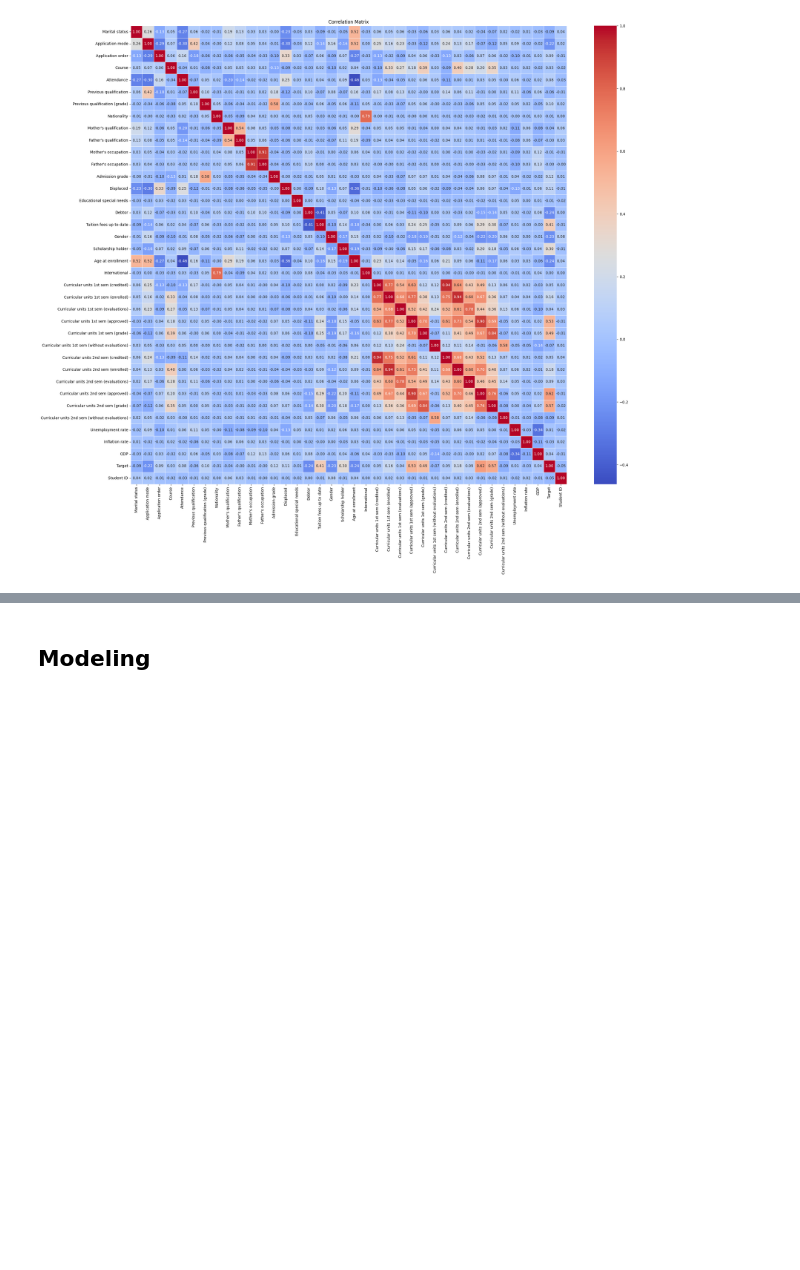
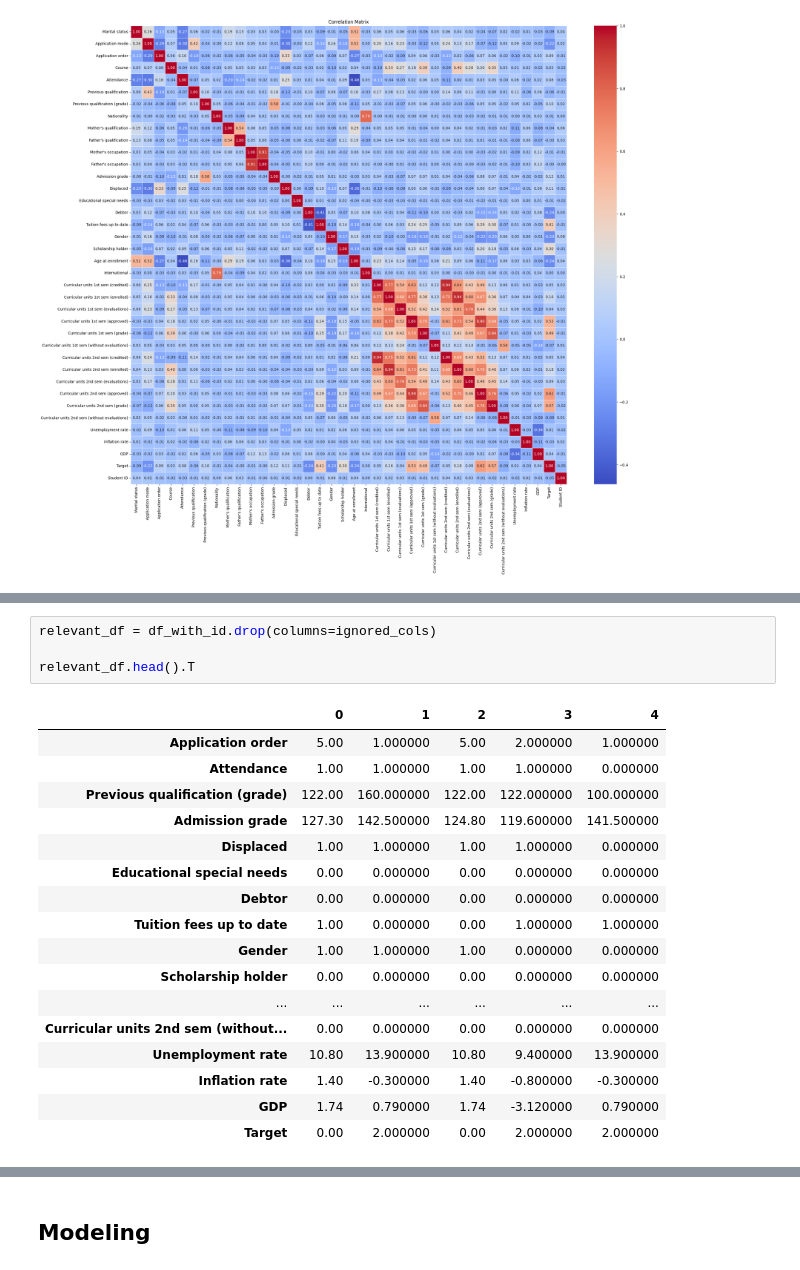
Before and after one commit to Sulbae/Student-s-Performances-Dashboard, a Jupyter notebook: notebook.ipynb, the cells around one changed output, grey strips where cells are left out. Cells and saved outputs as stored; diff of their text form; blank space fills up the shorter version.

```diff
--- a/notebook.ipynb
+++ b/notebook.ipynb
@@ -2077,2 +2094,24 @@ plt.show()
+# %%
+relevant_df = df_with_id.drop(columns=ignored_cols)
+
+relevant_df.head().T
+# %% [output]
+|  | 0 | 1 | 2 | 3 | 4 |
+| Application order | 5.00 | 1.000000 | 5.00 | 2.000000 | 1.000000 |
+| Attendance | 1.00 | 1.000000 | 1.00 | 1.000000 | 0.000000 |
+| Previous qualification (grade) | 122.00 | 160.000000 | 122.00 | 122.000000 | 100.000000 |
+| Admission grade | 127.30 | 142.500000 | 124.80 | 119.600000 | 141.500000 |
+| Displaced | 1.00 | 1.000000 | 1.00 | 1.000000 | 0.000000 |
+| Educational special needs | 0.00 | 0.000000 | 0.00 | 0.000000 | 0.000000 |
+| Debtor | 0.00 | 0.000000 | 0.00 | 0.000000 | 0.000000 |
+| Tuition fees up to date | 1.00 | 0.000000 | 0.00 | 1.000000 | 1.000000 |
+| Gender | 1.00 | 1.000000 | 1.00 | 0.000000 | 0.000000 |
+| Scholarship holder | 0.00 | 0.000000 | 0.00 | 0.000000 | 0.000000 |
+| ... | ... | ... | ... | ... | ... |
+| Curricular units 2nd sem (without... | 0.00 | 0.000000 | 0.00 | 0.000000 | 0.000000 |
+| Unemployment rate | 10.80 | 13.900000 | 10.80 | 9.400000 | 13.900000 |
+| Inflation rate | 1.40 | -0.300000 | 1.40 | -0.800000 | -0.300000 |
+| GDP | 1.74 | 0.790000 | 1.74 | -3.120000 | 0.790000 |
+| Target | 0.00 | 2.000000 | 0.00 | 2.000000 | 2.000000 |
 # %%
 # Cek Korelasi Positif terhadap Target
```
Also changed, not shown: parts of 13 cells of this notebook.
